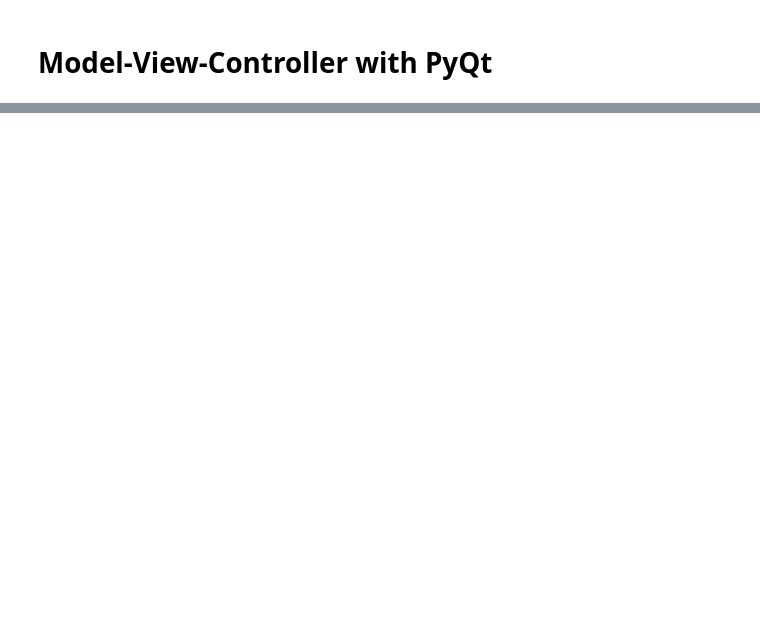
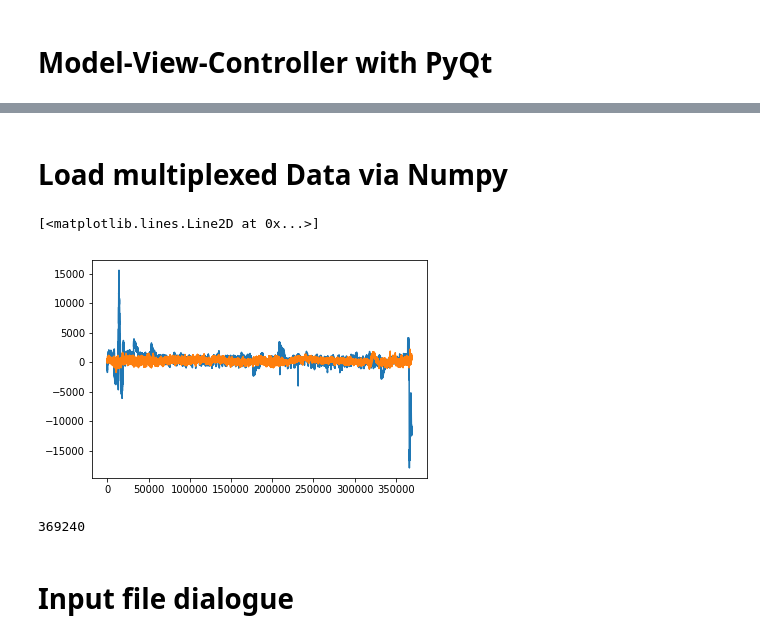
Before and after one commit to elerator/MPI_Video_EEG_Viewer, a Jupyter notebook: GUI_Tests.ipynb, the cells around one changed output, grey strips where cells are left out. Drawn from its saved outputs; the diff is of its cells as text; code cells hidden in the pictures; blank space fills up the shorter version.

```diff
--- a/GUI_Tests.ipynb
+++ b/GUI_Tests.ipynb
@@ -283,0 +317,3 @@ SystemExit: 0
+# %%
+filename = "/data/pt_01843/eegData/DualEEG_RPS_rawData/DualEEG_RPS_C_01.eeg"
+#filename = "/data/pt_01843/eegData/DualEEG_RPS_rawData/DualEEG_RPS_C_02.eeg"
@@ -283,0 +328,17 @@ SystemExit: 0
+# %%
+#Way too slow...
+data_size = os.path.getsize(filename)//2
+data = np.ndarray(data_size, dtype="int16")#Datatype specified in Header
+
+for x in range(0,100):
+    print('_', end ="")
+print("")
+
+for pos_in_file in range(0,data_size):
+    with open(filename, "rb") as f:
+        data [pos_in_file]=struct.unpack('i', f.read(4))[0]
+        pos_in_file += 1
+        if(pos_in_file%(data_size//100)==0):
+            print('x', end = "")
+# %% [markdown]
+# Load multiplexed Data via Numpy
@@ -283,0 +347,23 @@ SystemExit: 0
+# %%
+#my_type = np.dtype([('Sample', int),('Channel', int)])
+n_channels = 64
+bytes_per_sample = 2 #Because int16
+
+my_type = np.dtype([("channel"+str(x),np.int16) for x in range(0,n_channels)])
+# %%
+byte_size = os.path.getsize(filename)
+
+nFrames =  byte_size // (bytes_per_sample * n_channels);
+data = np.fromfile(filename,dtype=my_type)
+# %%
+plt.plot(data["channel1"])
+plt.plot(data["channel62"])
+# %% [output]
+[<matplotlib.lines.Line2D at 0x...>]
+[figure, added]
+# %%
+len(data["channel1"])
+# %% [output]
+369240
+# %% [markdown]
+# Input file dialogue
```
Also changed, not shown: parts of 19 cells of this notebook.
